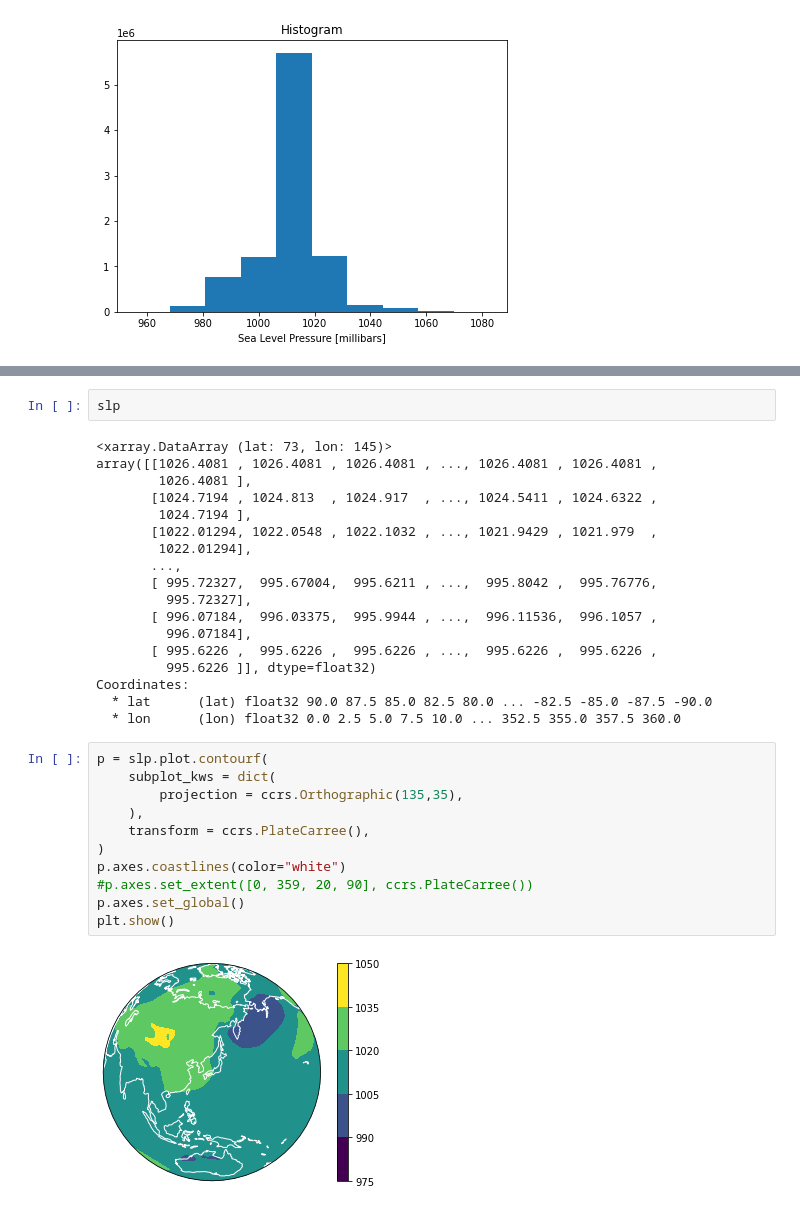
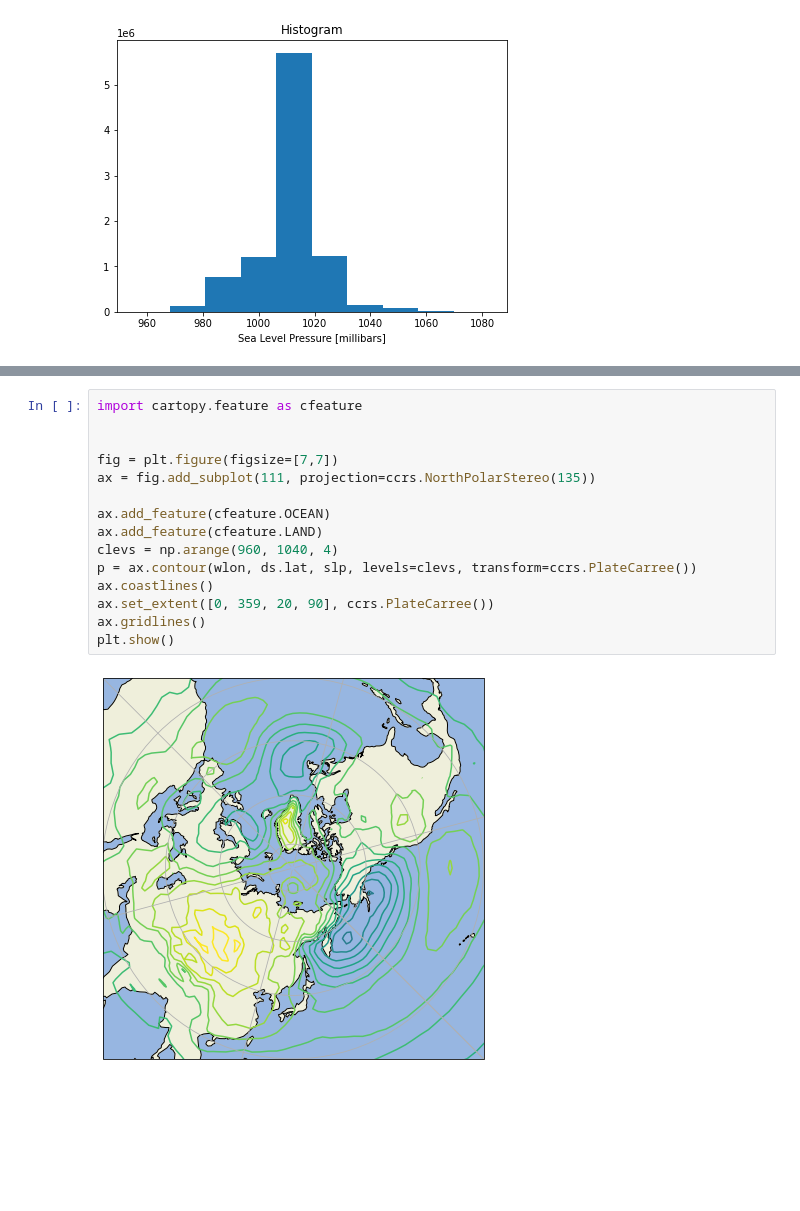
Before and after one commit to tenomoto/pymetds, a Jupyter notebook: Reanalysis.ipynb, the cells around one changed output, grey strips where cells are left out. Saved outputs shown, nothing was run; the diff lists cells and outputs as text; blank space fills up the shorter version.

```diff
--- a/Reanalysis.ipynb
+++ b/Reanalysis.ipynb
@@ -94,33 +88,17 @@ plt.show()
-# %%
-slp
-# %% [output]
-<xarray.DataArray (lat: 73, lon: 145)>
-array([[1026.4081 , 1026.4081 , 1026.4081 , ..., 1026.4081 , 1026.4081 ,
-        1026.4081 ],
-       [1024.7194 , 1024.813  , 1024.917  , ..., 1024.5411 , 1024.6322 ,
-        1024.7194 ],
-       [1022.01294, 1022.0548 , 1022.1032 , ..., 1021.9429 , 1021.979  ,
-        1022.01294],
-       ...,
-       [ 995.72327,  995.67004,  995.6211 , ...,  995.8042 ,  995.76776,
-         995.72327],
-       [ 996.07184,  996.03375,  995.9944 , ...,  996.11536,  996.1057 ,
-         996.07184],
-       [ 995.6226 ,  995.6226 ,  995.6226 , ...,  995.6226 ,  995.6226 ,
-         995.6226 ]], dtype=float32)
-Coordinates:
-  * lat      (lat) float32 90.0 87.5 85.0 82.5 80.0 ... -82.5 -85.0 -87.5 -90.0
-  * lon      (lon) float32 0.0 2.5 5.0 7.5 10.0 ... 352.5 355.0 357.5 360.0
-# %%
-p = slp.plot.contourf(
-    subplot_kws = dict(
-        projection = ccrs.Orthographic(135,35),
-    ),
-    transform = ccrs.PlateCarree(),
-)
-p.axes.coastlines(color="white")
-#p.axes.set_extent([0, 359, 20, 90], ccrs.PlateCarree())
-p.axes.set_global()
-plt.show()
-# %% [output]
-[figure, removed]
+# %%
+import cartopy.feature as cfeature
+
+
+fig = plt.figure(figsize=[7,7])
+ax = fig.add_subplot(111, projection=ccrs.NorthPolarStereo(135))
+
+ax.add_feature(cfeature.OCEAN)
+ax.add_feature(cfeature.LAND)
+clevs = np.arange(960, 1040, 4)
+p = ax.contour(wlon, ds.lat, slp, levels=clevs, transform=ccrs.PlateCarree())
+ax.coastlines()
+ax.set_extent([0, 359, 20, 90], ccrs.PlateCarree())
+ax.gridlines()
+plt.show()
+# %% [output]
+[figure, added]
```
Also changed, not shown: parts of 6 cells of this notebook.
